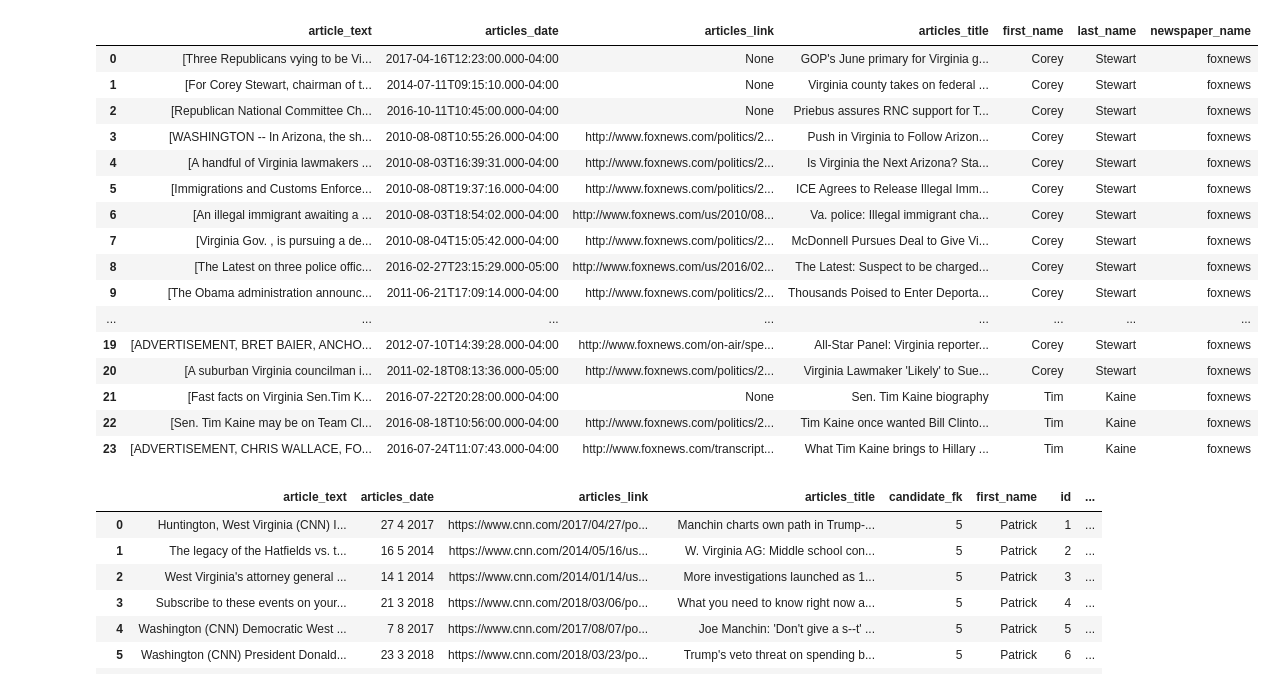
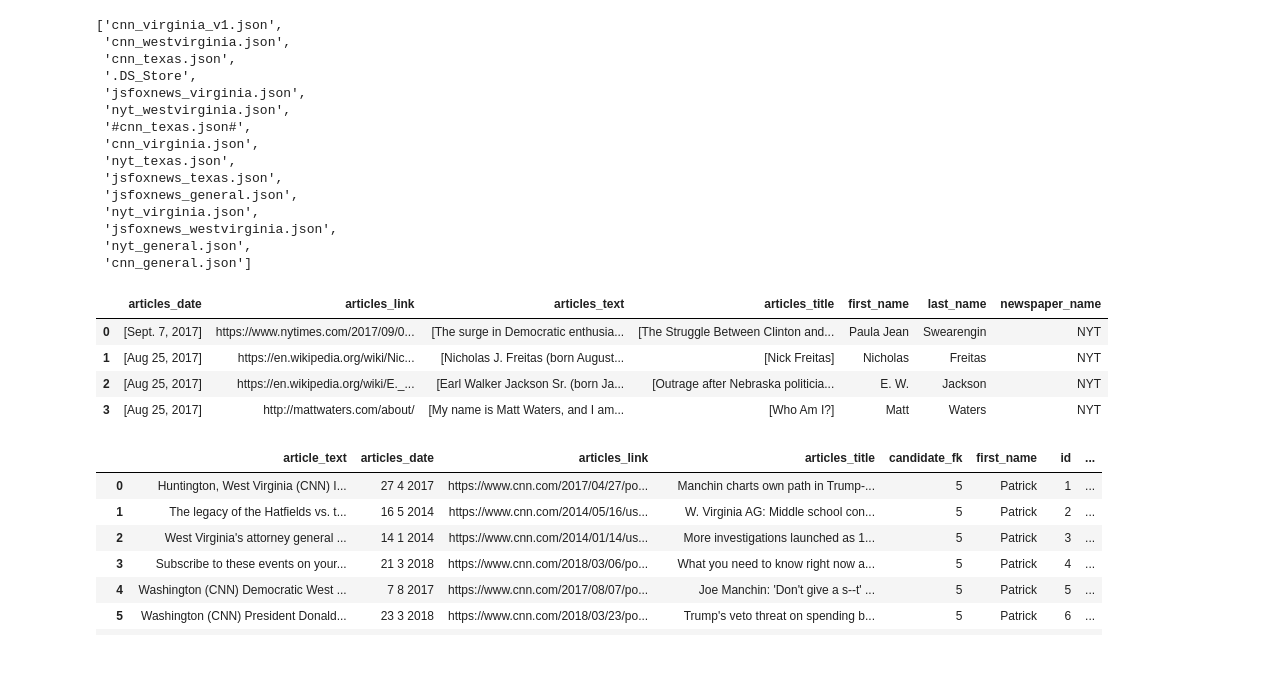
Before and after one commit to mslovett21/Bad_Press, a Jupyter notebook: Database/generate_dataframe.ipynb, the cells around one changed output. Drawn from its saved outputs; the diff is of its cells as text; code cells hidden in the pictures; blank space fills up the shorter version.

Commit message:
updated general json files so they can be read; they had trailing commas

```diff
--- a/Database/generate_dataframe.ipynb
+++ b/Database/generate_dataframe.ipynb
@@ -103,23 +101,30 @@ candidate
+# %%
+import os
+os.listdir("RAW_DATA")
+# %% [output]
+['cnn_virginia_v1.json',
+ 'cnn_westvirginia.json',
+ 'cnn_texas.json',
+ '.DS_Store',
+ 'jsfoxnews_virginia.json',
+ 'nyt_westvirginia.json',
+ '#cnn_texas.json#',
+ 'cnn_virginia.json',
+ 'nyt_texas.json',
+ 'jsfoxnews_texas.json',
+ 'jsfoxnews_general.json',
+ 'nyt_virginia.json',
+ 'jsfoxnews_westvirginia.json',
+ 'nyt_general.json',
+ 'cnn_general.json']
 # %%
-pd.read_json("RAW_DATA/jsfoxnews_virginia.json")
+pd.read_json("RAW_DATA/nyt_general.json")
 # %% [output]
-|  | article_text | articles_date | articles_link | articles_title | first_name | last_name | newspaper_name |
-| 0 | [Three Republicans vying to be Vi... | 2017-04-16T12:23:00.000-04:00 | None | GOP's June primary for Virginia g... | Corey | Stewart | foxnews |
-| 1 | [For Corey Stewart, chairman of t... | 2014-07-11T09:15:10.000-04:00 | None | Virginia county takes on federal ... | Corey | Stewart | foxnews |
-| 2 | [Republican National Committee Ch... | 2016-10-11T10:45:00.000-04:00 | None | Priebus assures RNC support for T... | Corey | Stewart | foxnews |
-| 3 | [WASHINGTON -- In Arizona, the sh... | 2010-08-08T10:55:26.000-04:00 | http://www.foxnews.com/politics/2... | Push in Virginia to Follow Arizon... | Corey | Stewart | foxnews |
-| 4 | [A handful of Virginia lawmakers ... | 2010-08-03T16:39:31.000-04:00 | http://www.foxnews.com/politics/2... | Is Virginia the Next Arizona? Sta... | Corey | Stewart | foxnews |
-| 5 | [Immigrations and Customs Enforce... | 2010-08-08T19:37:16.000-04:00 | http://www.foxnews.com/politics/2... | ICE Agrees to Release Illegal Imm... | Corey | Stewart | foxnews |
-| 6 | [An illegal immigrant awaiting a ... | 2010-08-03T18:54:02.000-04:00 | http://www.foxnews.com/us/2010/08... | Va. police: Illegal immigrant cha... | Corey | Stewart | foxnews |
-| 7 | [Virginia Gov. , is pursuing a de... | 2010-08-04T15:05:42.000-04:00 | http://www.foxnews.com/politics/2... | McDonnell Pursues Deal to Give Vi... | Corey | Stewart | foxnews |
-| 8 | [The Latest on three police offic... | 2016-02-27T23:15:29.000-05:00 | http://www.foxnews.com/us/2016/02... | The Latest: Suspect to be charged... | Corey | Stewart | foxnews |
-| 9 | [The Obama administration announc... | 2011-06-21T17:09:14.000-04:00 | http://www.foxnews.com/politics/2... | Thousands Poised to Enter Deporta... | Corey | Stewart | foxnews |
-| ... | ... | ... | ... | ... | ... | ... | ... |
-| 19 | [ADVERTISEMENT, BRET BAIER, ANCHO... | 2012-07-10T14:39:28.000-04:00 | http://www.foxnews.com/on-air/spe... | All-Star Panel: Virginia reporter... | Corey | Stewart | foxnews |
-| 20 | [A suburban Virginia councilman i... | 2011-02-18T08:13:36.000-05:00 | http://www.foxnews.com/politics/2... | Virginia Lawmaker 'Likely' to Sue... | Corey | Stewart | foxnews |
-| 21 | [Fast facts on Virginia Sen.Tim K... | 2016-07-22T20:28:00.000-04:00 | None | Sen. Tim Kaine biography | Tim | Kaine | foxnews |
-| 22 | [Sen. Tim Kaine may be on Team Cl... | 2016-08-18T10:56:00.000-04:00 | http://www.foxnews.com/politics/2... | Tim Kaine once wanted Bill Clinto... | Tim | Kaine | foxnews |
-| 23 | [ADVERTISEMENT, CHRIS WALLACE, FO... | 2016-07-24T11:07:43.000-04:00 | http://www.foxnews.com/transcript... | What Tim Kaine brings to Hillary ... | Tim | Kaine | foxnews |
+|  | articles_date | articles_link | articles_text | articles_title | first_name | last_name | newspaper_name |
+| 0 | [Sept. 7, 2017] | https://www.nytimes.com/2017/09/0... | [The surge in Democratic enthusia... | [The Struggle Between Clinton and... | Paula Jean | Swearengin | NYT |
+| 1 | [Aug 25, 2017] | https://en.wikipedia.org/wiki/Nic... | [Nicholas J. Freitas (born August... | [Nick Freitas] | Nicholas | Freitas | NYT |
+| 2 | [Aug 25, 2017] | https://en.wikipedia.org/wiki/E._... | [Earl Walker Jackson Sr. (born Ja... | [Outrage after Nebraska politicia... | E. W. | Jackson | NYT |
+| 3 | [Aug 25, 2017] | http://mattwaters.com/about/ | [My name is Matt Waters, and I am... | [Who Am I?] | Matt | Waters | NYT |
 # %%
 folder = "RAW_DATA/"
 state_ids = [1,2,3]
```
Also changed, not shown: parts of 1 cell of this notebook, 3 other files.
